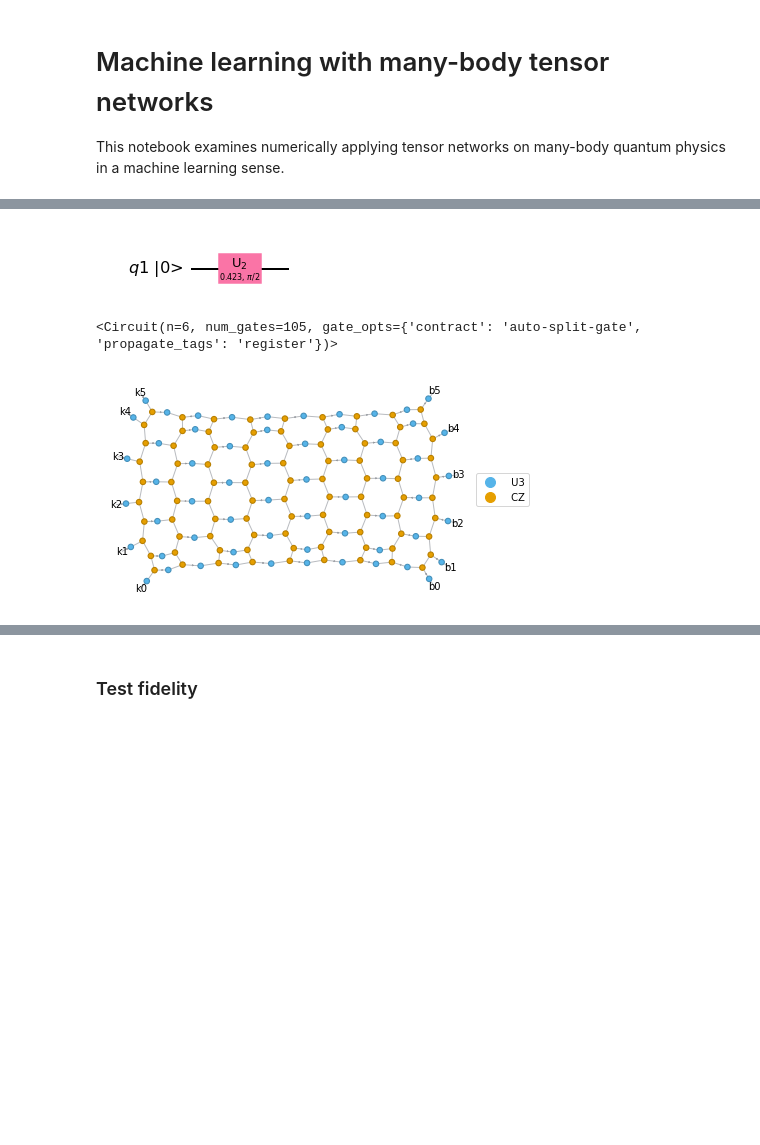
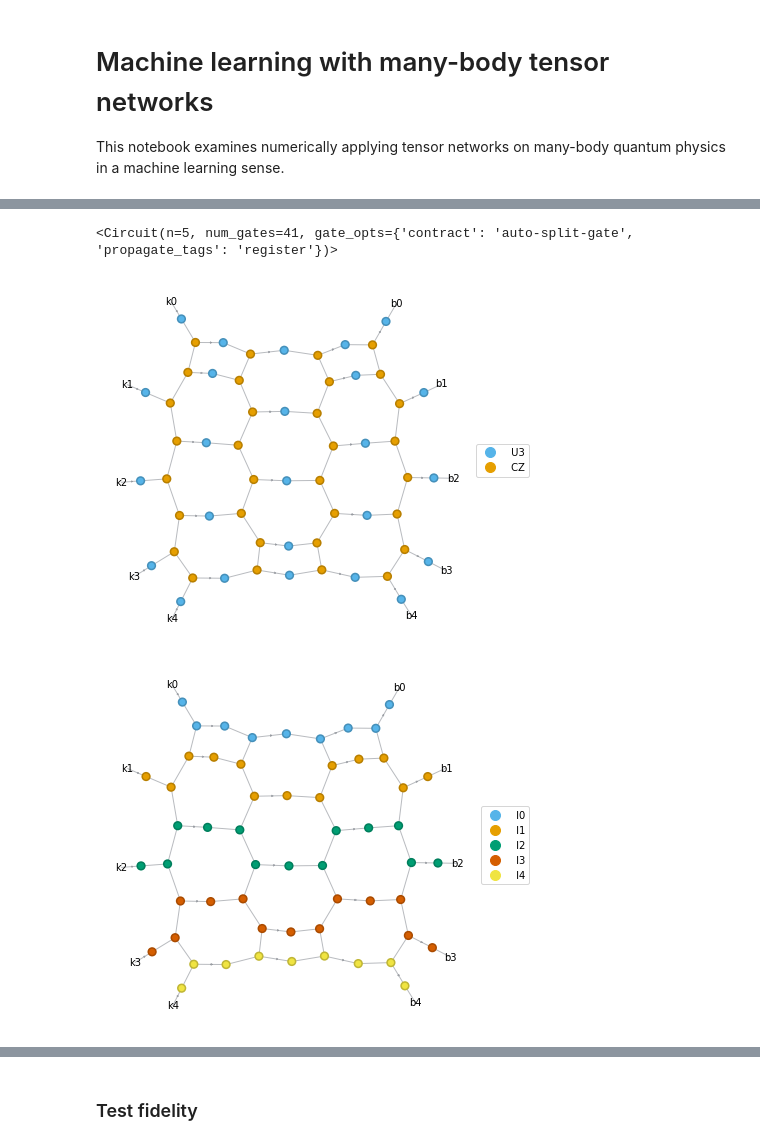
Before and after one commit to nikosavola/SolidState-TensorNetworks, a Jupyter notebook: analysis/analysis.ipynb, the cells around one changed output, grey strips where cells are left out. Saved outputs shown, nothing was run; the diff lists cells and outputs as text; code cells hidden in the pictures; blank space fills up the shorter version.

```diff
--- a/analysis/analysis.ipynb
+++ b/analysis/analysis.ipynb
@@ -46,7 +23,3 @@ print(qc.draw('latex_source', style="iqx", initial_state=True))
-# %%
-qc.draw('mpl', initial_state=True)
-# %% [output]
-[figure, removed]
 # %%
 def single_qubit_layer(circ, gate_round=None):
     """Apply a parametrizable layer of single qubit ``U3`` gates.
@@ -87,21 +62,26 @@ def ansatz_circuit(n, depth, gate2='CZ', **kwargs):
 
     return circ
 # %%
-n = 6
-depth = 9
+n = 5
+depth = 4
 gate2 = 'CZ'
 
 circ = ansatz_circuit(n, depth, gate2=gate2)
 circ
 # %% [output]
-<Circuit(n=6, num_gates=105, gate_opts={'contract': 'auto-split-gate', 'propagate_tags': 'register'})>
+<Circuit(n=5, num_gates=41, gate_opts={'contract': 'auto-split-gate', 'propagate_tags': 'register'})>
 # %%
 V = circ.uni
-# %%
-# types of gate
-V.draw(color=['U3', gate2], show_inds=True)
-# %% [output]
-[figure, removed]
+# %%
+# types of gate
+fig = V.draw(color=['U3', gate2], show_inds=True, return_fig=True)
+fig.savefig('../figures/tensor_network_graph.pdf')
+
+fig = V.draw(color=[f'I{i}' for i in range(n)], show_inds=True, return_fig=True)
+fig.savefig('../figures/tensor_network_qubits.pdf')
+# %% [output]
+[figure, added]
+[figure, added]
 # %%
 # the hamiltonian
 H = qu.ham_ising(n, jz=1.0, bx=0.7, cyclic=False)
```
Also changed, not shown: parts of 19 cells of this notebook, 4 other files.
